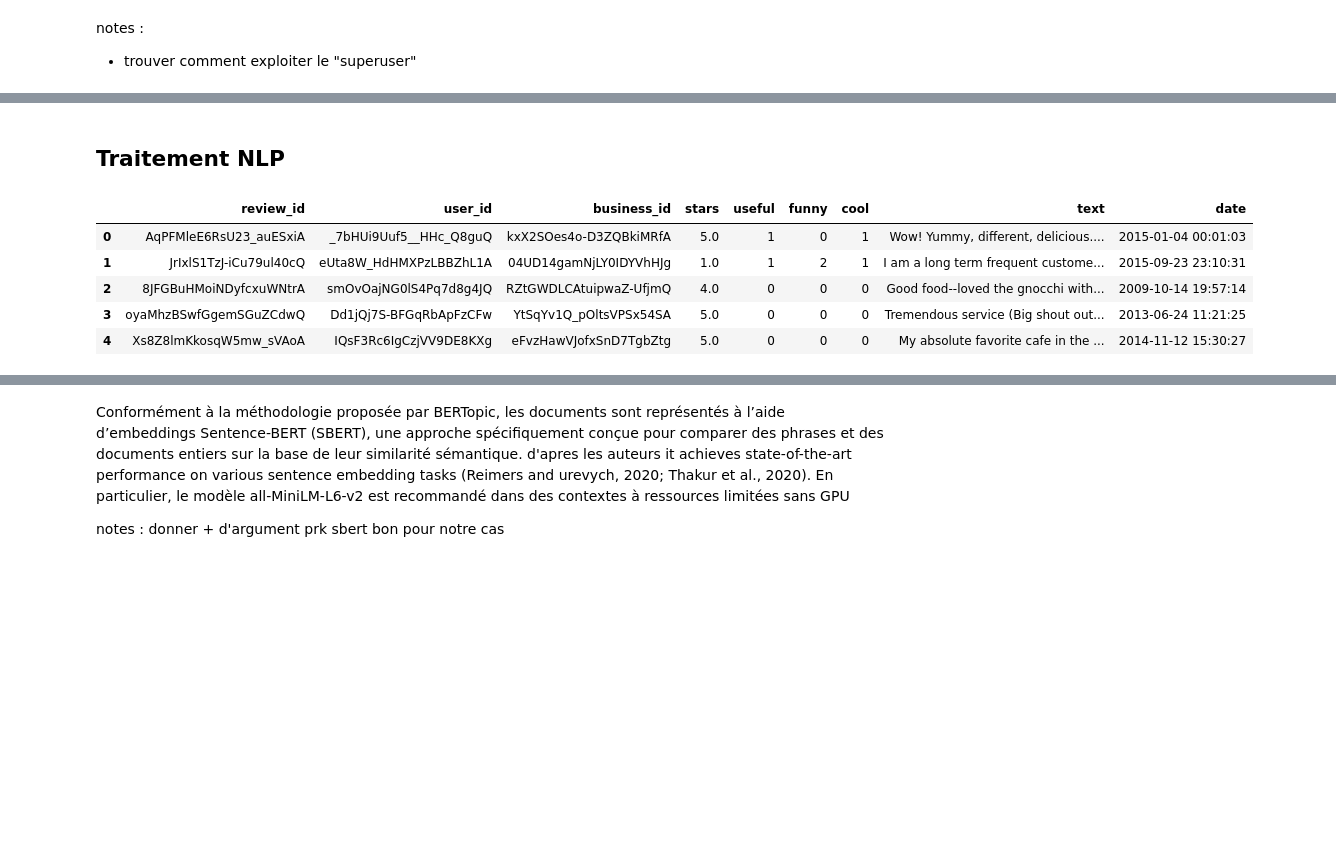
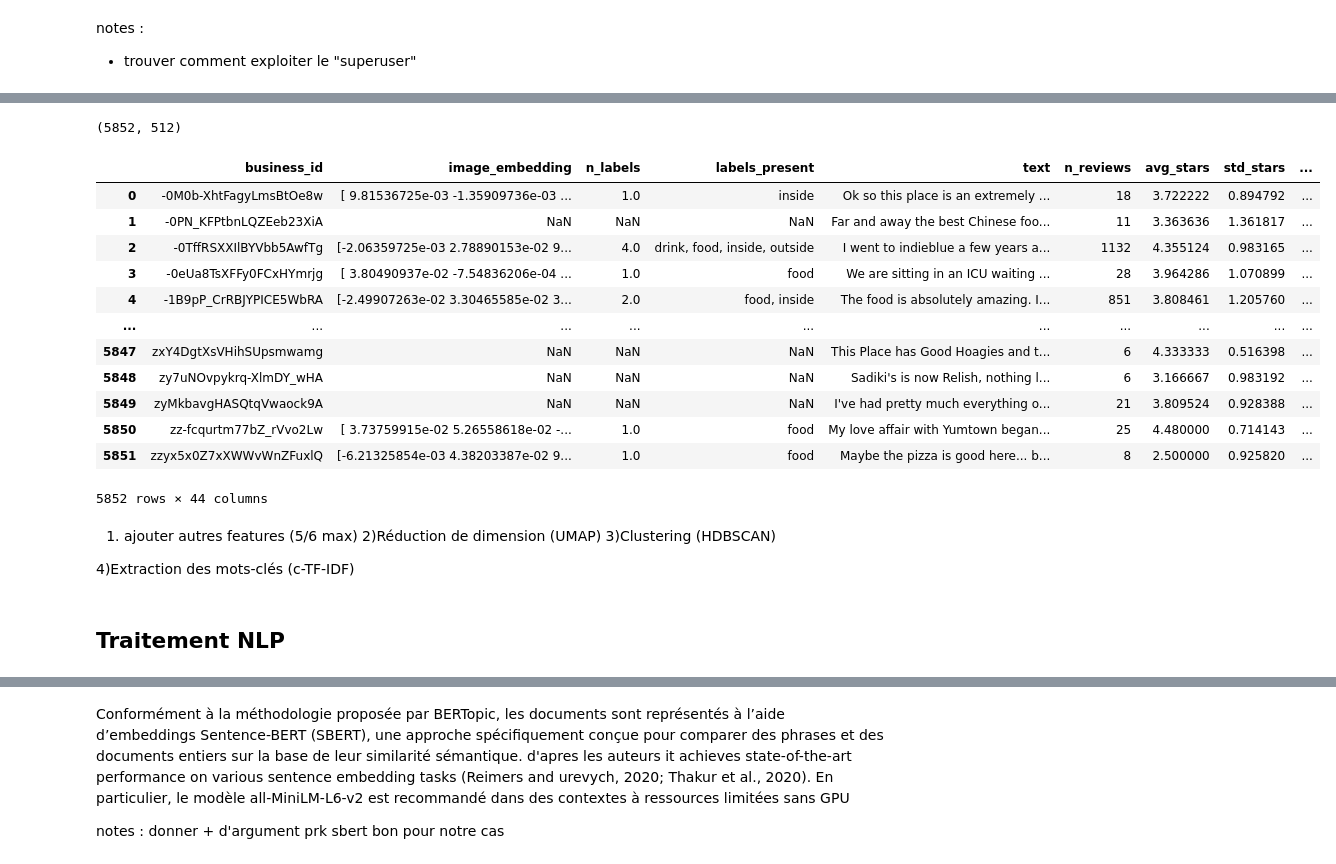
Before and after one commit to TaniaAdmane/Multimodal-clustering-of-yelp-data, a Jupyter notebook: traitement NLP.ipynb, the cells around one changed output, grey strips where cells are left out. Drawn from its saved outputs; the diff is of its cells as text; code cells hidden in the pictures; blank space fills up the shorter version.

```diff
--- a/traitement NLP.ipynb
+++ b/traitement NLP.ipynb
@@ -4,2 +124,32 @@ notes :
+# %%
+image_embedding.shape
+# %% [output]
+(5852, 512)
+# %%
+features=pd.read_csv('restaurant_features.csv')
+# %%
+df=pd.merge(df, features, on='business_id', how='outer')
+# %%
+df
+# %% [output]
+|  | business_id | image_embedding | n_labels | labels_present | text | n_reviews | avg_stars | std_stars | ... |
+| 0 | -0M0b-XhtFagyLmsBtOe8w | [ 9.81536725e-03 -1.35909736e-03 ... | 1.0 | inside | Ok so this place is an extremely ... | 18 | 3.722222 | 0.894792 | ... |
+| 1 | -0PN_KFPtbnLQZEeb23XiA | NaN | NaN | NaN | Far and away the best Chinese foo... | 11 | 3.363636 | 1.361817 | ... |
+| 2 | -0TffRSXXIlBYVbb5AwfTg | [-2.06359725e-03 2.78890153e-02 9... | 4.0 | drink, food, inside, outside | I went to indieblue a few years a... | 1132 | 4.355124 | 0.983165 | ... |
+| 3 | -0eUa8TsXFFy0FCxHYmrjg | [ 3.80490937e-02 -7.54836206e-04 ... | 1.0 | food | We are sitting in an ICU waiting ... | 28 | 3.964286 | 1.070899 | ... |
+| 4 | -1B9pP_CrRBJYPICE5WbRA | [-2.49907263e-02 3.30465585e-02 3... | 2.0 | food, inside | The food is absolutely amazing. I... | 851 | 3.808461 | 1.205760 | ... |
+| ... | ... | ... | ... | ... | ... | ... | ... | ... | ... |
+| 5847 | zxY4DgtXsVHihSUpsmwamg | NaN | NaN | NaN | This Place has Good Hoagies and t... | 6 | 4.333333 | 0.516398 | ... |
+| 5848 | zy7uNOvpykrq-XlmDY_wHA | NaN | NaN | NaN | Sadiki's is now Relish, nothing l... | 6 | 3.166667 | 0.983192 | ... |
+| 5849 | zyMkbavgHASQtqVwaock9A | NaN | NaN | NaN | I've had pretty much everything o... | 21 | 3.809524 | 0.928388 | ... |
+| 5850 | zz-fcqurtm77bZ_rVvo2Lw | [ 3.73759915e-02 5.26558618e-02 -... | 1.0 | food | My love affair with Yumtown began... | 25 | 4.480000 | 0.714143 | ... |
+| 5851 | zzyx5x0Z7xXWWvWnZFuxlQ | [-6.21325854e-03 4.38203387e-02 9... | 1.0 | food | Maybe the pizza is good here... b... | 8 | 2.500000 | 0.925820 | ... |
+5852 rows × 44 columns
+# %% [markdown]
+1) ajouter autres features (5/6 max)
+2)Réduction de dimension (UMAP)
+3)Clustering (HDBSCAN)
+
+4)Extraction des mots-clés (c-TF-IDF)
 # %% [markdown]
 ## Traitement NLP
@@ -15,9 +155,0 @@ textes=pd.DataFrame(data)
-# %%
-textes.head()
-# %% [output]
-|  | review_id | user_id | business_id | stars | useful | funny | cool | text | date |
-| 0 | AqPFMleE6RsU23_auESxiA | _7bHUi9Uuf5__HHc_Q8guQ | kxX2SOes4o-D3ZQBkiMRfA | 5.0 | 1 | 0 | 1 | Wow! Yummy, different, delicious.... | 2015-01-04 00:01:03 |
-| 1 | JrIxlS1TzJ-iCu79ul40cQ | eUta8W_HdHMXPzLBBZhL1A | 04UD14gamNjLY0IDYVhHJg | 1.0 | 1 | 2 | 1 | I am a long term frequent custome... | 2015-09-23 23:10:31 |
-| 2 | 8JFGBuHMoiNDyfcxuWNtrA | smOvOajNG0lS4Pq7d8g4JQ | RZtGWDLCAtuipwaZ-UfjmQ | 4.0 | 0 | 0 | 0 | Good food--loved the gnocchi with... | 2009-10-14 19:57:14 |
-| 3 | oyaMhzBSwfGgemSGuZCdwQ | Dd1jQj7S-BFGqRbApFzCFw | YtSqYv1Q_pOltsVPSx54SA | 5.0 | 0 | 0 | 0 | Tremendous service (Big shout out... | 2013-06-24 11:21:25 |
-| 4 | Xs8Z8lmKkosqW5mw_sVAoA | IQsF3Rc6IgCzjVV9DE8KXg | eFvzHawVJofxSnD7TgbZtg | 5.0 | 0 | 0 | 0 | My absolute favorite cafe in the ... | 2014-11-12 15:30:27 |
```
Also changed, not shown: parts of 25 cells of this notebook, 5 other files.
